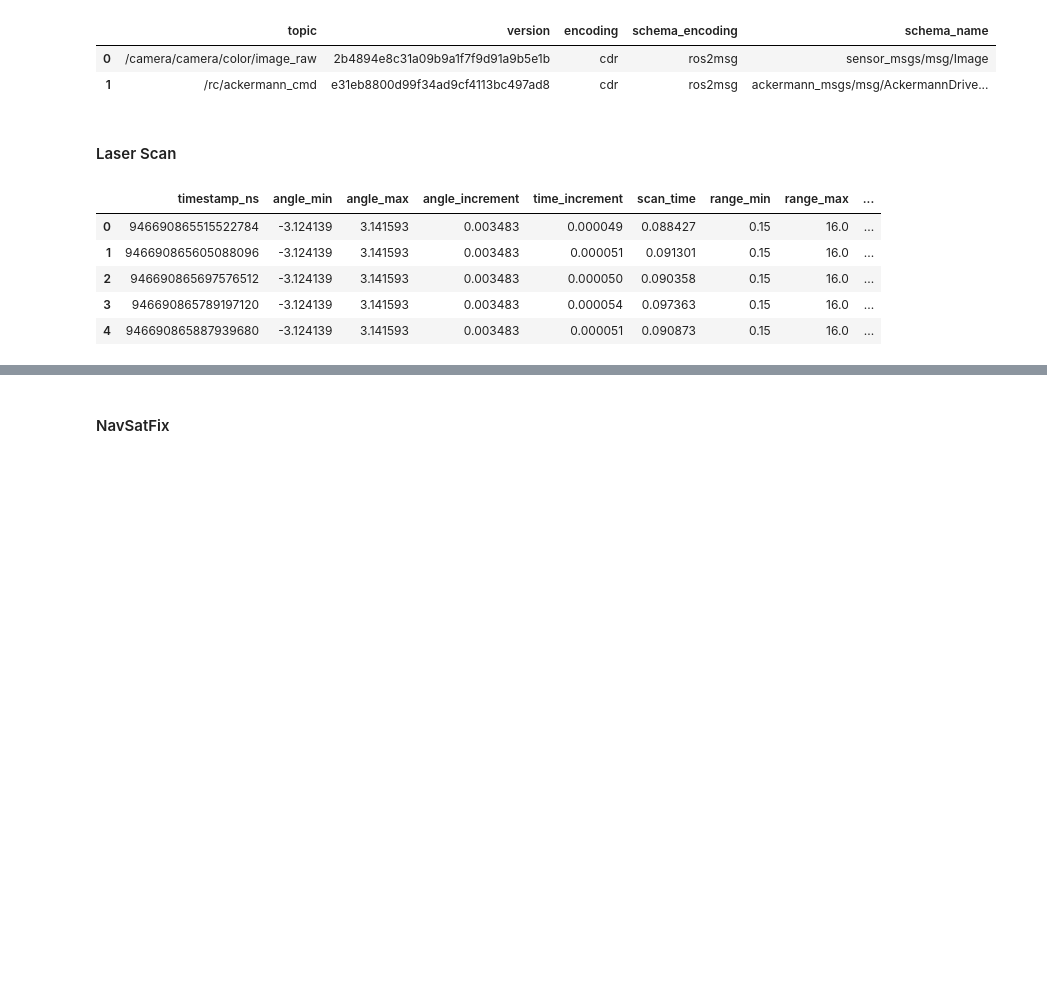
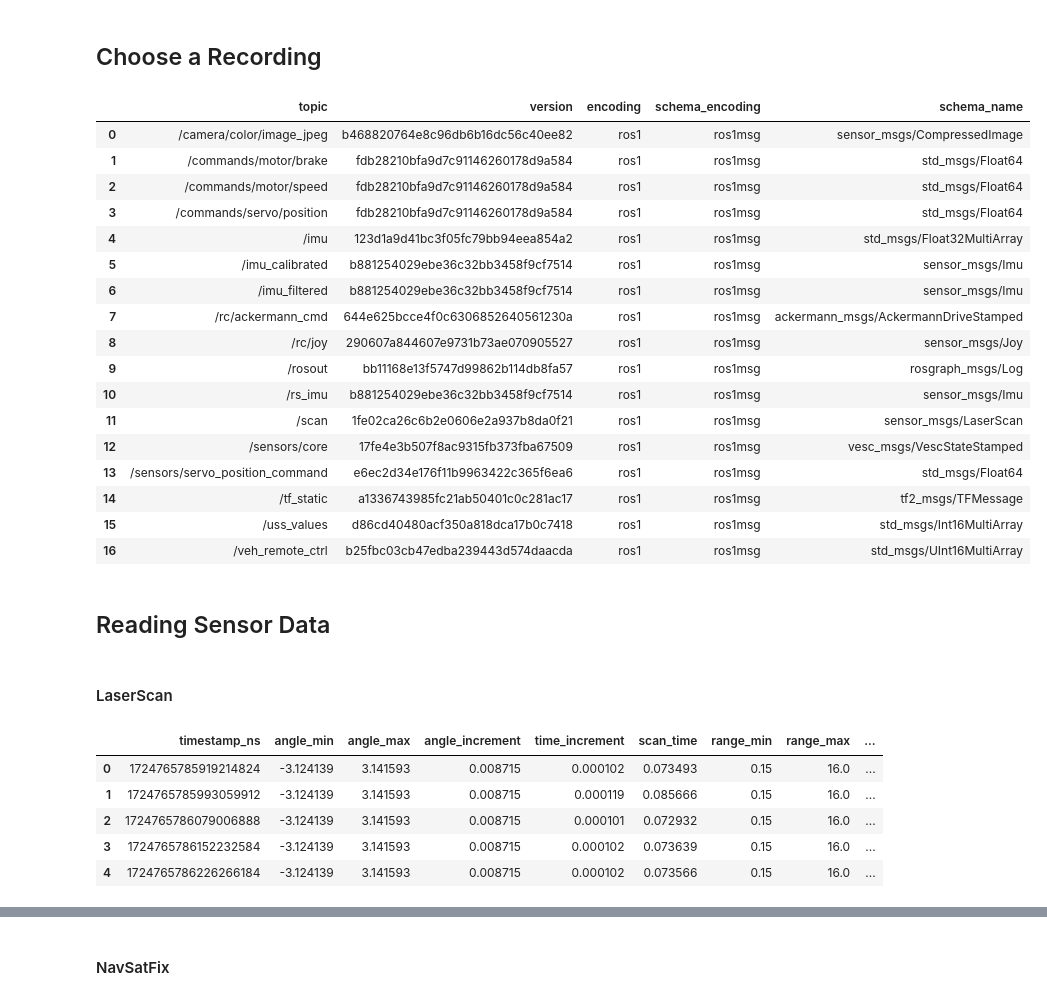
Before and after one commit to william-mx/foxflow, a Jupyter notebook: examples/01_quickstart.ipynb, the cells around one changed output, grey strips where cells are left out. Cells and saved outputs as stored; diff of their text form; code cells hidden in the pictures; blank space fills up the shorter version.

Commit message:
edited with colab

```diff
--- a/examples/01_quickstart.ipynb
+++ b/examples/01_quickstart.ipynb
@@ -9,10 +34,7 @@ import numpy as np
 # %%
-from dotenv import load_dotenv
-import os
+# Access Colab user secrets
+from google.colab import userdata
 
-# Load environment variables from .env
-load_dotenv()
-
-# Foxglove API key (set in .env)
-FOXGLOVE_KEY = os.getenv("FOXGLOVE_KEY")
+# Read Foxglove API key
+FOXGLOVE_KEY = userdata.get("FOXGLOVE_KEY")
 # %%
@@ -39,21 +85,45 @@ rtb                                      → rec_0e4wCsrZ8GdMjvhZ
+# %% [markdown]
+## Choose a Recording
 # %%
-df_info = r.select_recording_by_name('testfile')
+# Select a recording by its name
+df_info = r.select_recording_by_name("bshaped_track_all")
+
+# Show basic information about the selected recording
 display(df_info)
 # %% [output]
 |  | topic | version | encoding | schema_encoding | schema_name |
-| 0 | /camera/camera/color/image_raw | 2b4894e8c31a09b9a1f7f9d91a9b5e1b | cdr | ros2msg | sensor_msgs/msg/Image |
-| 1 | /rc/ackermann_cmd | e31eb8800d99f34ad9cf4113bc497ad8 | cdr | ros2msg | ackermann_msgs/msg/AckermannDrive... |
+| 0 | /camera/color/image_jpeg | b468820764e8c96db6b16dc56c40ee82 | ros1 | ros1msg | sensor_msgs/CompressedImage |
+| 1 | /commands/motor/brake | fdb28210bfa9d7c91146260178d9a584 | ros1 | ros1msg | std_msgs/Float64 |
+| 2 | /commands/motor/speed | fdb28210bfa9d7c91146260178d9a584 | ros1 | ros1msg | std_msgs/Float64 |
+| 3 | /commands/servo/position | fdb28210bfa9d7c91146260178d9a584 | ros1 | ros1msg | std_msgs/Float64 |
+| 4 | /imu | 123d1a9d41bc3f05fc79bb94eea854a2 | ros1 | ros1msg | std_msgs/Float32MultiArray |
+| 5 | /imu_calibrated | b881254029ebe36c32bb3458f9cf7514 | ros1 | ros1msg | sensor_msgs/Imu |
+| 6 | /imu_filtered | b881254029ebe36c32bb3458f9cf7514 | ros1 | ros1msg | sensor_msgs/Imu |
+| 7 | /rc/ackermann_cmd | 644e625bcce4f0c6306852640561230a | ros1 | ros1msg | ackermann_msgs/AckermannDriveStamped |
+| 8 | /rc/joy | 290607a844607e9731b73ae070905527 | ros1 | ros1msg | sensor_msgs/Joy |
+| 9 | /rosout | bb11168e13f5747d99862b114db8fa57 | ros1 | ros1msg | rosgraph_msgs/Log |
+| 10 | /rs_imu | b881254029ebe36c32bb3458f9cf7514 | ros1 | ros1msg | sensor_msgs/Imu |
+| 11 | /scan | 1fe02ca26c6b2e0606e2a937b8da0f21 | ros1 | ros1msg | sensor_msgs/LaserScan |
+| 12 | /sensors/core | 17fe4e3b507f8ac9315fb373fba67509 | ros1 | ros1msg | vesc_msgs/VescStateStamped |
+| 13 | /sensors/servo_position_command | e6ec2d34e176f11b9963422c365f6ea6 | ros1 | ros1msg | std_msgs/Float64 |
+| 14 | /tf_static | a1336743985fc21ab50401c0c281ac17 | ros1 | ros1msg | tf2_msgs/TFMessage |
+| 15 | /uss_values | d86cd40480acf350a818dca17b0c7418 | ros1 | ros1msg | std_msgs/Int16MultiArray |
+| 16 | /veh_remote_ctrl | b25fbc03cb47edba239443d574daacda | ros1 | ros1msg | std_msgs/UInt16MultiArray |
+# %% [markdown]
+## Reading Sensor Data
 # %% [markdown]
-#### Laser Scan
+#### LaserScan
 # %%
-df_info = r.select_recording_by_name('parking_spot_scan_boxes')
-df_scan = r.read_topic('/scan')[0]
+# Load scan data into a DataFrame
+df_scan = r.read_topic("/scan")
+
+# Inspect the data
 df_scan.head()
 # %% [output]
 |  | timestamp_ns | angle_min | angle_max | angle_increment | time_increment | scan_time | range_min | range_max | ... |
-| 0 | 946690865515522784 | -3.124139 | 3.141593 | 0.003483 | 0.000049 | 0.088427 | 0.15 | 16.0 | ... |
-| 1 | 946690865605088096 | -3.124139 | 3.141593 | 0.003483 | 0.000051 | 0.091301 | 0.15 | 16.0 | ... |
-| 2 | 946690865697576512 | -3.124139 | 3.141593 | 0.003483 | 0.000050 | 0.090358 | 0.15 | 16.0 | ... |
-| 3 | 946690865789197120 | -3.124139 | 3.141593 | 0.003483 | 0.000054 | 0.097363 | 0.15 | 16.0 | ... |
-| 4 | 946690865887939680 | -3.124139 | 3.141593 | 0.003483 | 0.000051 | 0.090873 | 0.15 | 16.0 | ... |
+| 0 | 1724765785919214824 | -3.124139 | 3.141593 | 0.008715 | 0.000102 | 0.073493 | 0.15 | 16.0 | ... |
+| 1 | 1724765785993059912 | -3.124139 | 3.141593 | 0.008715 | 0.000119 | 0.085666 | 0.15 | 16.0 | ... |
+| 2 | 1724765786079006888 | -3.124139 | 3.141593 | 0.008715 | 0.000101 | 0.072932 | 0.15 | 16.0 | ... |
+| 3 | 1724765786152232584 | -3.124139 | 3.141593 | 0.008715 | 0.000102 | 0.073639 | 0.15 | 16.0 | ... |
+| 4 | 1724765786226266184 | -3.124139 | 3.141593 | 0.008715 | 0.000102 | 0.073566 | 0.15 | 16.0 | ... |
 # %%
```
Also changed, not shown: parts of 32 cells of this notebook.
